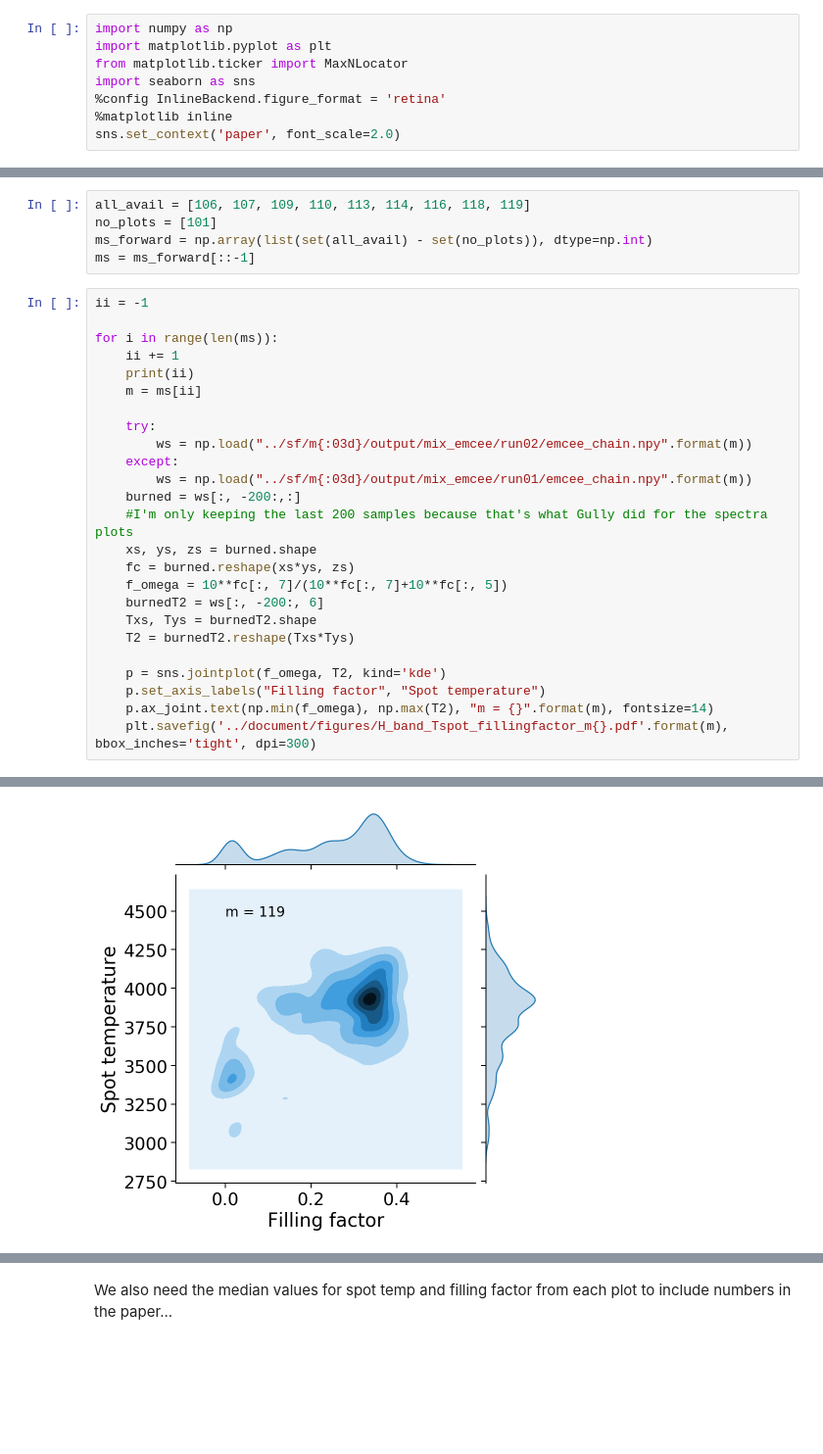
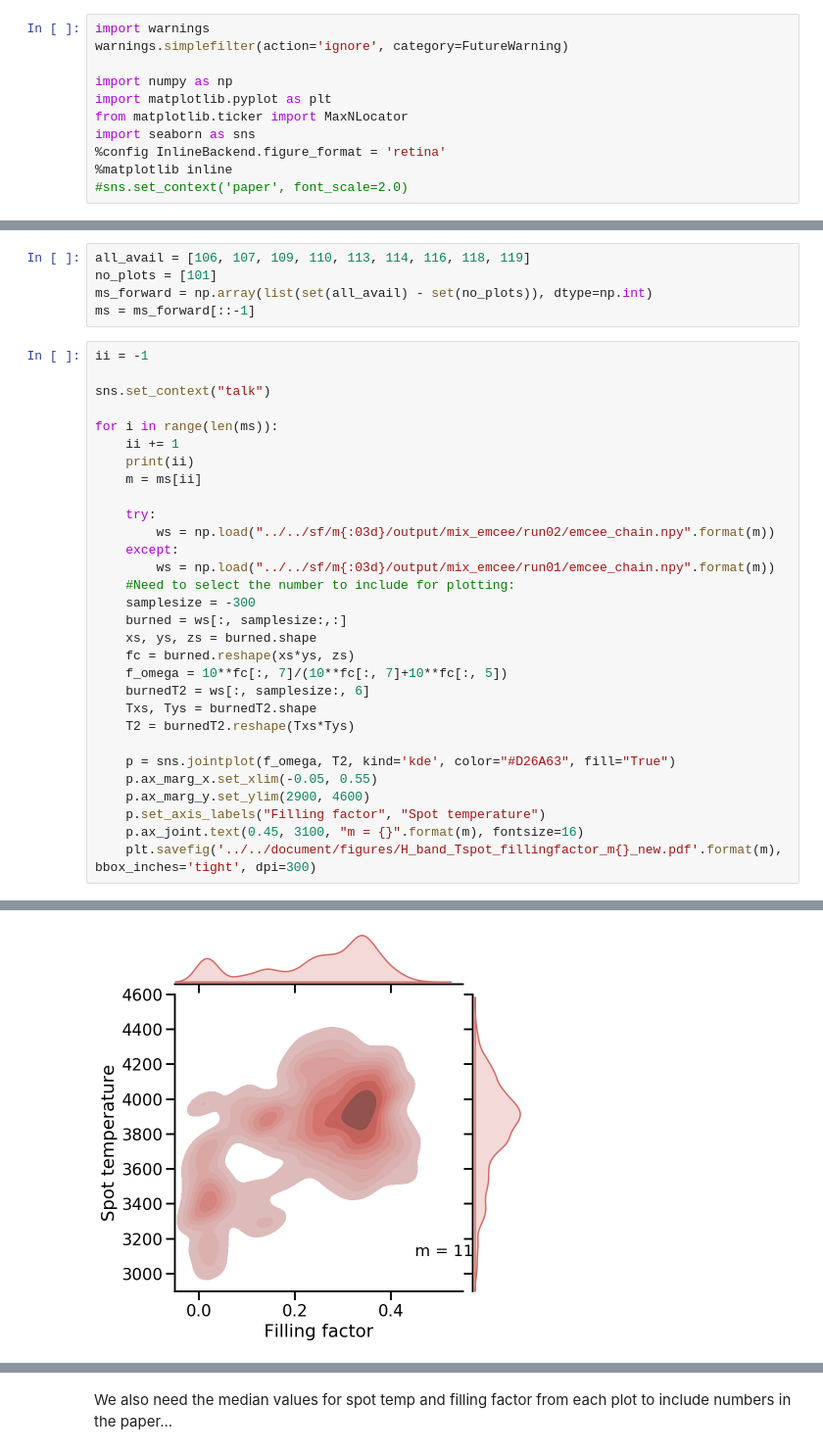
Before and after one commit to BrownDwarf/subsub, a Jupyter notebook: notebooks/06_paper_figures/paper_jointplots.ipynb, the cells around one changed output, grey strips where cells are left out. Shown: that part at 98% size. Cells and saved outputs as stored; diff of their text form; blank space fills up the shorter version.

Commit message:
Update jointplot figure notebook

```diff
--- a/notebooks/06_paper_figures/paper_jointplots.ipynb
+++ b/notebooks/06_paper_figures/paper_jointplots.ipynb
@@ -10,11 +15,14 @@ We could also create 9 separate plots that are combined into a 3x3 figure in LaT
 # %%
+import warnings
+warnings.simplefilter(action='ignore', category=FutureWarning)
+
 import numpy as np
 import matplotlib.pyplot as plt
 from matplotlib.ticker import MaxNLocator
 import seaborn as sns
 %config InlineBackend.figure_format = 'retina'
 %matplotlib inline
-sns.set_context('paper', font_scale=2.0)
+#sns.set_context('paper', font_scale=2.0)
 # %%
 def setupkde(order,run,burn):
     ws = np.load('../sf/m'+str(order)+'/output/mix_emcee/run0'+str(run)+'/emcee_chain.npy')
@@ -34,37 +42,42 @@ ms_forward = np.array(list(set(all_avail) - set(no_plots)), dtype=np.int)
 ms = ms_forward[::-1]
 # %%
 ii = -1
+
+sns.set_context("talk")
 
 for i in range(len(ms)):
     ii += 1
     print(ii)
     m = ms[ii]
 
     try:
-        ws = np.load("../sf/m{:03d}/output/mix_emcee/run02/emcee_chain.npy".format(m))
+        ws = np.load("../../sf/m{:03d}/output/mix_emcee/run02/emcee_chain.npy".format(m))
     except:
-        ws = np.load("../sf/m{:03d}/output/mix_emcee/run01/emcee_chain.npy".format(m))
-    burned = ws[:, -200:,:]
-    #I'm only keeping the last 200 samples because that's what Gully did for the spectra plots
+        ws = np.load("../../sf/m{:03d}/output/mix_emcee/run01/emcee_chain.npy".format(m))
+    #Need to select the number to include for plotting:
+    samplesize = -300
+    burned = ws[:, samplesize:,:]
     xs, ys, zs = burned.shape
     fc = burned.reshape(xs*ys, zs)
     f_omega = 10**fc[:, 7]/(10**fc[:, 7]+10**fc[:, 5])
-    burnedT2 = ws[:, -200:, 6]
+    burnedT2 = ws[:, samplesize:, 6]
     Txs, Tys = burnedT2.shape
     T2 = burnedT2.reshape(Txs*Tys)
 
-    p = sns.jointplot(f_omega, T2, kind='kde')
+    p = sns.jointplot(f_omega, T2, kind='kde', color="#D26A63", fill="True")
+    p.ax_marg_x.set_xlim(-0.05, 0.55)
+    p.ax_marg_y.set_ylim(2900, 4600)
     p.set_axis_labels("Filling factor", "Spot temperature")
-    p.ax_joint.text(np.min(f_omega), np.max(T2), "m = {}".format(m), fontsize=14)
-    plt.savefig('../document/figures/H_band_Tspot_fillingfactor_m{}.pdf'.format(m), bbox_inches='tight', dpi=300)
+    p.ax_joint.text(0.45, 3100, "m = {}".format(m), fontsize=16)
+    plt.savefig('../../document/figures/H_band_Tspot_fillingfactor_m{}_new.pdf'.format(m), bbox_inches='tight', dpi=300)
 # %% [output]
 0
 1
 2
 3
 4
 5
 6
 7
 8
-[figure, old version]
+[figure, new version]
```
Also changed, not shown: parts of 2 cells of this notebook, 9 other files.
